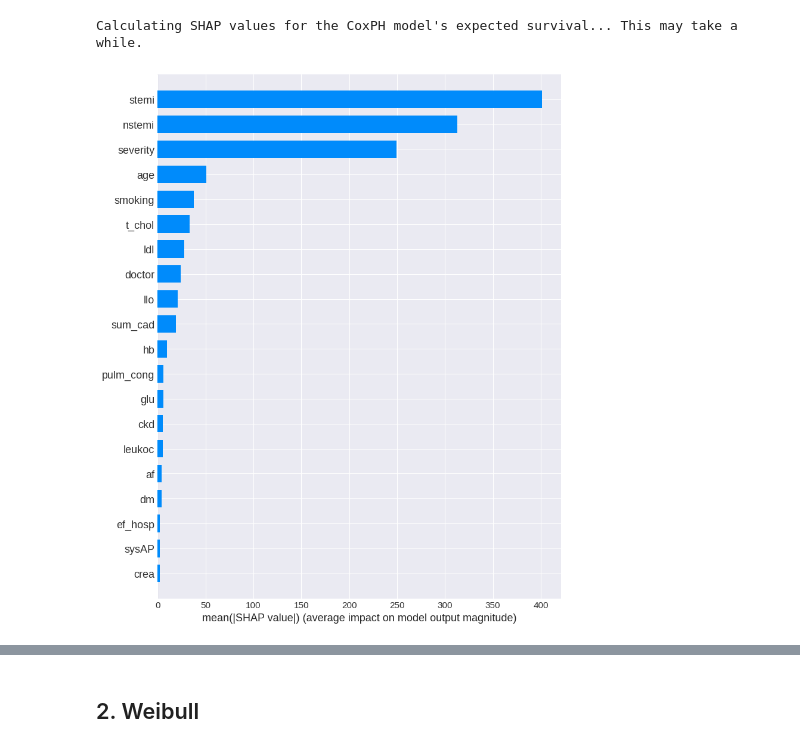
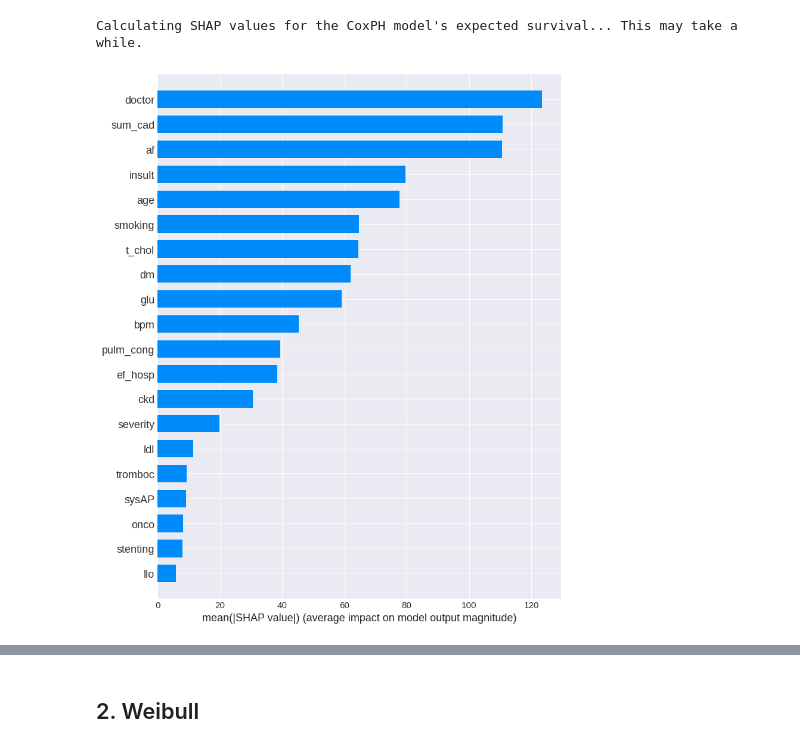
Before and after one commit to D2718281828nis/BioMedAI-Heart-Desease-LifeTime-Forecast, a Jupyter notebook: Survival-function-analysys.ipynb, the cells around one changed output, grey strips where cells are left out. Drawn from its saved outputs; the diff is of its cells as text; code cells hidden in the pictures.

```diff
--- a/Survival-function-analysys.ipynb
+++ b/Survival-function-analysys.ipynb
@@ -743,0 +688,33 @@ Concordance Index on training set: 0.8377
+# %%
+# Reconstruct training DataFrame for CPH using the actual split data
+# X_train_sc is a numpy array, y_train is a Series with original indices
+# Get target values corresponding to y_train's indices from df_balanced
+train_target_for_cph = df_balanced.loc[y_train.index, 'target']
+cph_data_train_scaled = pd.DataFrame(X_train_sc, columns=original_features, index=y_train.index)
+cph_data_train_scaled['time'] = y_train
+cph_data_train_scaled['target'] = train_target_for_cph
+cph_data_train_scaled = cph_data_train_scaled.dropna()
+
+# Reconstruct testing DataFrame for CPH using the actual split data
+# X_test_sc is a numpy array, y_test is a Series with original indices
+# Get target values corresponding to y_test's indices from df_balanced
+test_target_for_cph = df_balanced.loc[y_test.index, 'target']
+cph_data_test_scaled = pd.DataFrame(X_test_sc, columns=original_features, index=y_test.index)
+cph_data_test_scaled['time'] = y_test
+cph_data_test_scaled['target'] = test_target_for_cph
+cph_data_test_scaled = cph_data_test_scaled.dropna()
+
+# Learning model with penalizer to address convergence issues
+cph = CoxPHFitter(alpha=0.05, penalizer=0.1) # Added penalizer for regularization
+cph.fit(cph_data_train_scaled, duration_col='time', event_col='target')
+
+# Print summary
+cph.print_summary()
+
+# Evaluate survival function (Concordance Index) on TRAINING data
+concordance_index = cph.score(cph_data_train_scaled, scoring_method="concordance_index")
+print(f"\nConcordance Index on training set: {concordance_index:.4f}")
+
+# Also calculate C-index on the test set for completeness, as cph_data_test_scaled is now correctly built.
+concordance_index_test = cph.score(cph_data_test_scaled, scoring_method="concordance_index")
+print(f"\nConcordance Index on test set: {concordance_index_test:.4f}")
@@ -789,10 +801,8 @@ Survival function говорит о «накопленном успехе» (к
 # %% [markdown]
 ### feature importance
 # %%
-import shap
-import matplotlib.pyplot as plt
-import pandas as pd
-import numpy as np
+
+
 
 # Define a prediction wrapper function for the CoxPHFitter model.
 # SHAP's KernelExplainer expects a function that takes a 2D numpy array
@@ -800,8 +810,8 @@ import numpy as np
 # The cph.predict_expectation method expects a DataFrame with named columns.
 def cph_predict_expectation_wrapper(X_scaled_array):
     # Ensure the input array has the correct feature names and is a DataFrame
-    # original_gb_reg_features should contain the names of all features in X_test_sc/X_train_sc
-    X_df = pd.DataFrame(X_scaled_array, columns=original_gb_reg_features)
+    # original_features should contain the names of all features in X_test_sc/X_train_sc
+    X_df = pd.DataFrame(X_scaled_array, columns=original_features)
     # Predict expected lifetime
     return cph.predict_expectation(X_df).values
 
@@ -824,12 +834,12 @@ Calculating SHAP values for the CoxPH model's expected survival... This may take
 # %%
 
 # Create a SHAP summary plot (bar) for the CoxPH model
 plt.figure(figsize=(10, 6))
-shap.summary_plot(shap_values_cph, X_test_sc, feature_names=original_gb_reg_features, plot_type="bar")
+shap.summary_plot(shap_values_cph, X_test_sc, feature_names=original_features, plot_type="bar")
 #plt.title('Feature Importance (SHAP values) for CPH Expected Survival')
 plt.show()
 # %% [output]
-[figure, old version]
+[figure, new version]
 # %%
 # Create a SHAP summary plot (dots) for the CoxPH model
 plt.figure(figsize=(10, 6))
```
Also changed, not shown: parts of 45 cells of this notebook.
